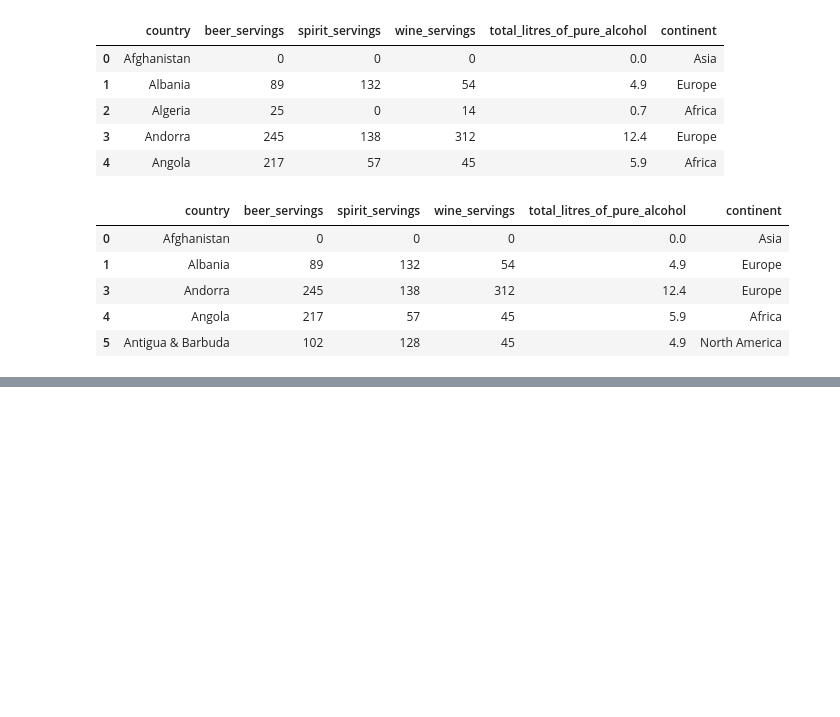
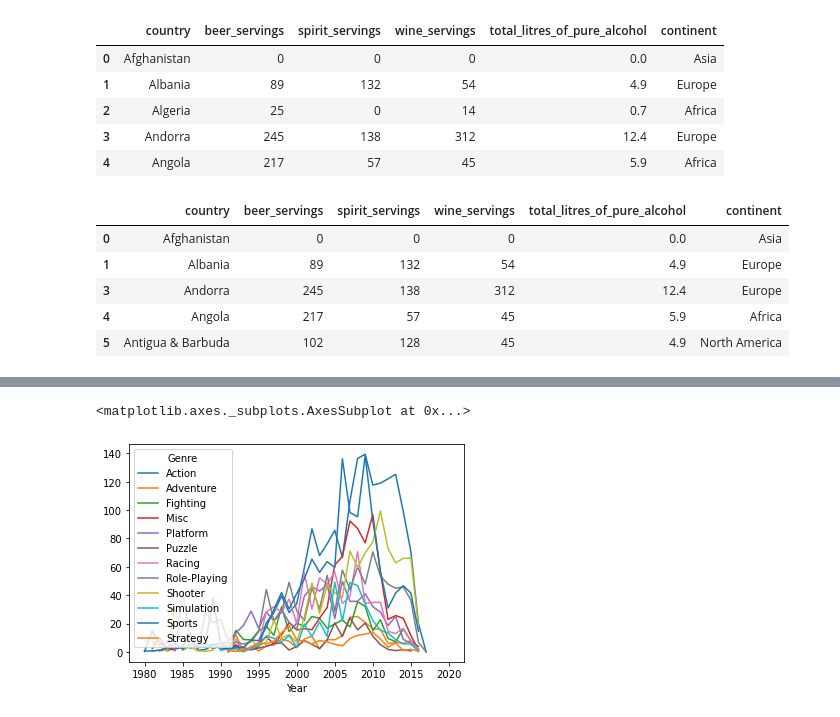
Before and after one commit to nomi-yohei/python, a Jupyter notebook: panadas_1.ipynb, the cells around one changed output, grey strips where cells are left out. Drawn from its saved outputs; the diff is of its cells as text; code cells hidden in the pictures; blank space fills up the shorter version.

```diff
--- a/panadas_1.ipynb
+++ b/panadas_1.ipynb
@@ -223,0 +266,4 @@ drinks.drop(2, axis=0).head() #インデックス２の行を削除0が行
+# %%
+import pandas as pd
+sales = pd.read_csv("http://logopt.com/data/vgsales.csv")
+sales.head()
@@ -223,0 +277,3 @@ drinks.drop(2, axis=0).head() #インデックス２の行を削除0が行
+# %%
+pivot = pd.pivot_table(sales, values="Global_Sales",index="Year", columns="Genre", aggfunc="sum")
+pivot.head() # ピボットテーブル自身がデータフレームオブジェクトなので，最初の5行だけ表示するにはheadメソッドが使える．
@@ -223,0 +288,6 @@ drinks.drop(2, axis=0).head() #インデックス２の行を削除0が行
+# %%
+%matplotlib inline
+pivot.plot()
+# %% [output]
+<matplotlib.axes._subplots.AxesSubplot at 0x...>
+[figure, added]
```
Also changed, not shown: parts of 7 cells of this notebook, 1 other file.
